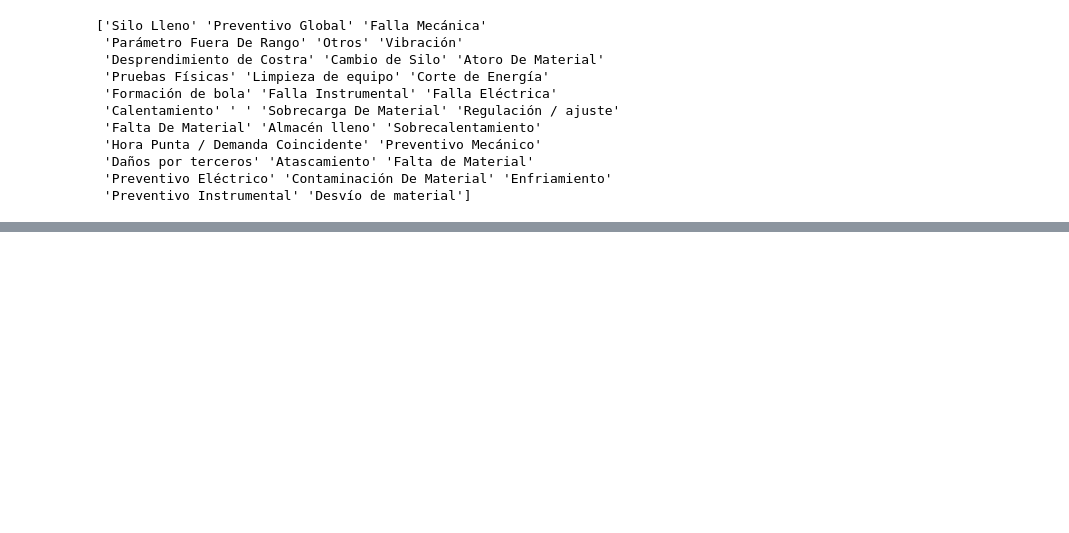
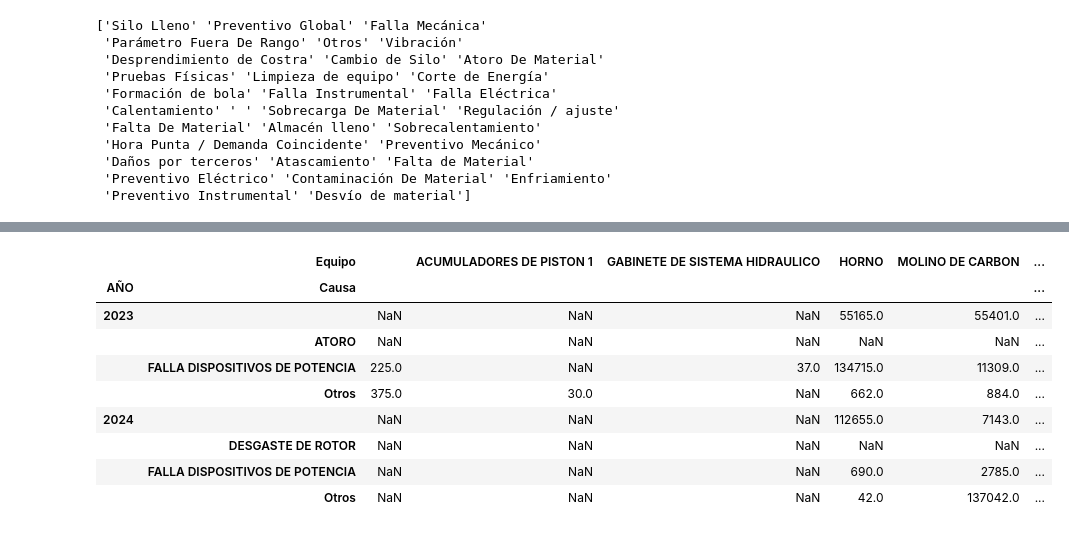
Before and after one commit to cup84/Programacion-Python, a Jupyter notebook: Código_Grupo_4__V_2_0_.ipynb, the cells around one changed output, grey strips where cells are left out. Saved outputs shown, nothing was run; the diff lists cells and outputs as text; code cells hidden in the pictures; blank space fills up the shorter version.

```diff
--- a/Código_Grupo_4__V_2_0_.ipynb
+++ b/Código_Grupo_4__V_2_0_.ipynb
@@ -963,0 +1010,15 @@ print(elementos_sub_clase)
+# %%
+#PROMEDIO (EQUIPOS)
+
+data_final.pivot_table(values='Tiempo Min', index=['AÑO','Causa'], columns=['Equipo'], aggfunc='max')
+# %% [output]
+|  | Equipo |  | ACUMULADORES DE PISTON 1 | GABINETE DE SISTEMA HIDRAULICO | HORNO | MOLINO DE CARBON | ... |
+| AÑO | Causa |  |  |  |  |  | ... |
+| 2023 |  | NaN | NaN | NaN | 55165.0 | 55401.0 | ... |
+|  | ATORO | NaN | NaN | NaN | NaN | NaN | ... |
+|  | FALLA DISPOSITIVOS DE POTENCIA | 225.0 | NaN | 37.0 | 134715.0 | 11309.0 | ... |
+|  | Otros | 375.0 | 30.0 | NaN | 662.0 | 884.0 | ... |
+| 2024 |  | NaN | NaN | NaN | 112655.0 | 7143.0 | ... |
+|  | DESGASTE DE ROTOR | NaN | NaN | NaN | NaN | NaN | ... |
+|  | FALLA DISPOSITIVOS DE POTENCIA | NaN | NaN | NaN | 690.0 | 2785.0 | ... |
+|  | Otros | NaN | NaN | NaN | 42.0 | 137042.0 | ... |
```
Also changed, not shown: parts of 6 cells of this notebook.
